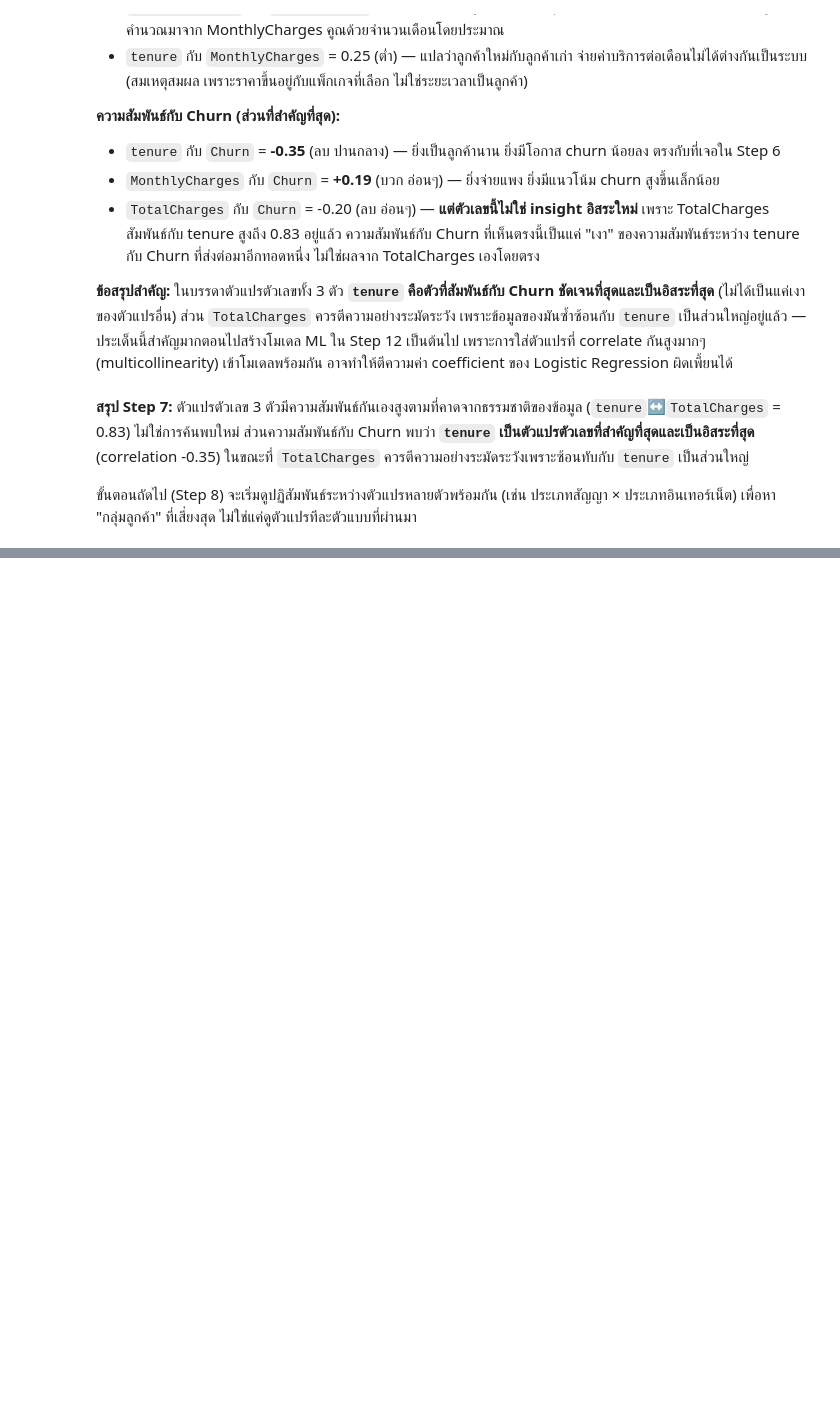
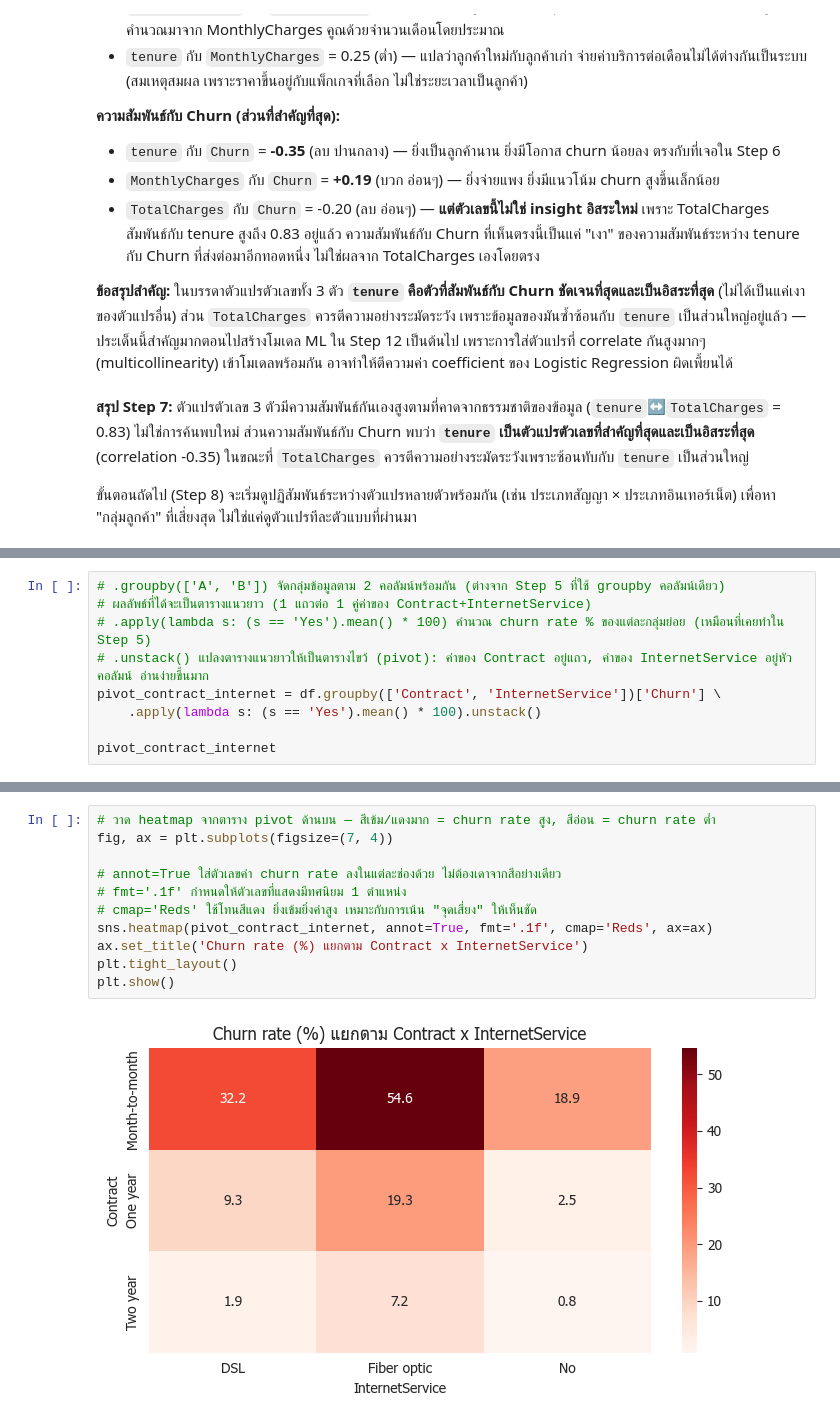
Before and after one commit to thitiwutsuk/Telco-Customer-Churn, a Jupyter notebook: telco_churn_eda.ipynb, the cells around one changed output, grey strips where cells are left out. Drawn from its saved outputs; the diff is of its cells as text; blank space fills up the shorter version.

```diff
--- a/telco_churn_eda.ipynb
+++ b/telco_churn_eda.ipynb
@@ -747,0 +764,9 @@ Logistic Regression ผิดเพี้ยนได้
+# %%
+# .groupby(['A', 'B']) จัดกลุ่มข้อมูลตาม 2 คอลัมน์พร้อมกัน (ต่างจาก Step 5 ที่ใช้ groupby คอลัมน์เดียว)
+# ผลลัพธ์ที่ได้จะเป็นตารางแนวยาว (1 แถวต่อ 1 คู่ค่าของ Contract+InternetService)
+# .apply(lambda s: (s == 'Yes').mean() * 100) คำนวณ churn rate % ของแต่ละกลุ่มย่อย (เหมือนที่เคยทำใน Step 5)
+# .unstack() แปลงตารางแนวยาวให้เป็นตารางไขว้ (pivot): ค่าของ Contract อยู่แถว, ค่าของ InternetService อยู่หัวคอลัมน์ อ่านง่ายขึ้นมาก
+pivot_contract_internet = df.groupby(['Contract', 'InternetService'])['Churn'] \
+    .apply(lambda s: (s == 'Yes').mean() * 100).unstack()
+
+pivot_contract_internet
@@ -747,0 +779,13 @@ Logistic Regression ผิดเพี้ยนได้
+# %%
+# วาด heatmap จากตาราง pivot ด้านบน — สีเข้ม/แดงมาก = churn rate สูง, สีอ่อน = churn rate ต่ำ
+fig, ax = plt.subplots(figsize=(7, 4))
+
+# annot=True ใส่ตัวเลขค่า churn rate ลงในแต่ละช่องด้วย ไม่ต้องเดาจากสีอย่างเดียว
+# fmt='.1f' กำหนดให้ตัวเลขที่แสดงมีทศนิยม 1 ตำแหน่ง
+# cmap='Reds' ใช้โทนสีแดง ยิ่งเข้มยิ่งค่าสูง เหมาะกับการเน้น "จุดเสี่ยง" ให้เห็นชัด
+sns.heatmap(pivot_contract_internet, annot=True, fmt='.1f', cmap='Reds', ax=ax)
+ax.set_title('Churn rate (%) แยกตาม Contract x InternetService')
+plt.tight_layout()
+plt.show()
+# %% [output]
+[figure, added]
```
Also changed, not shown: parts of 16 cells of this notebook, 1 other file.
